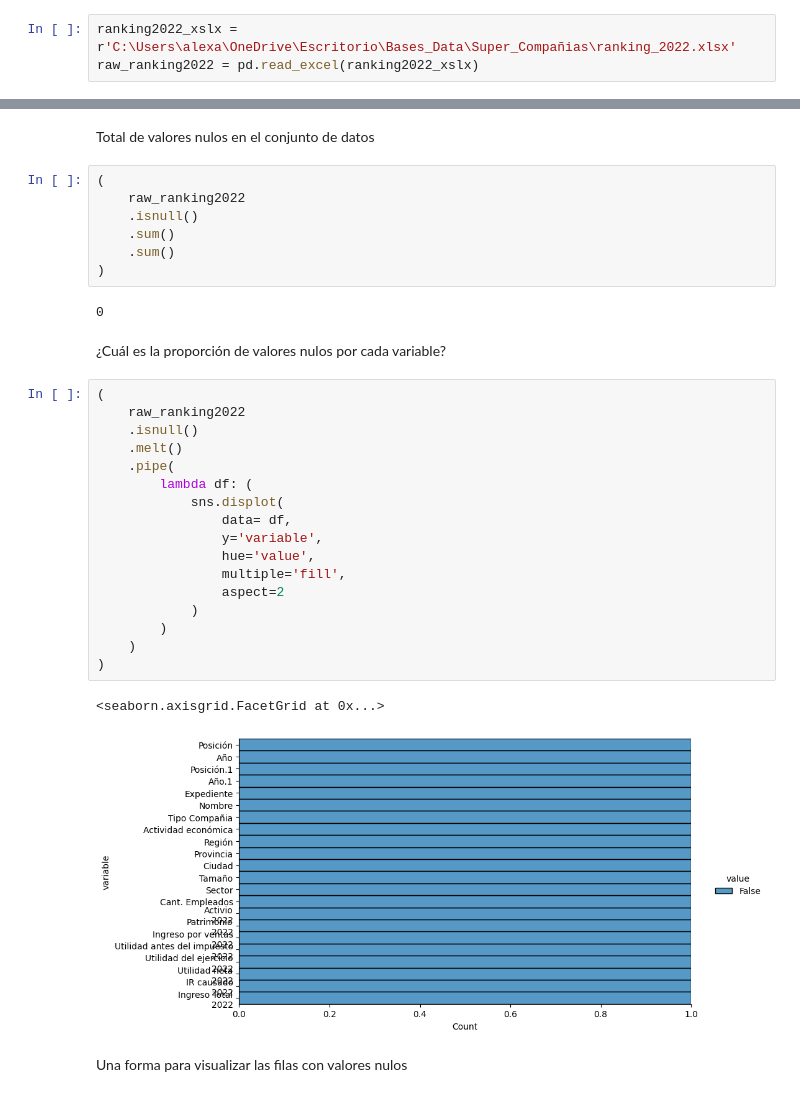
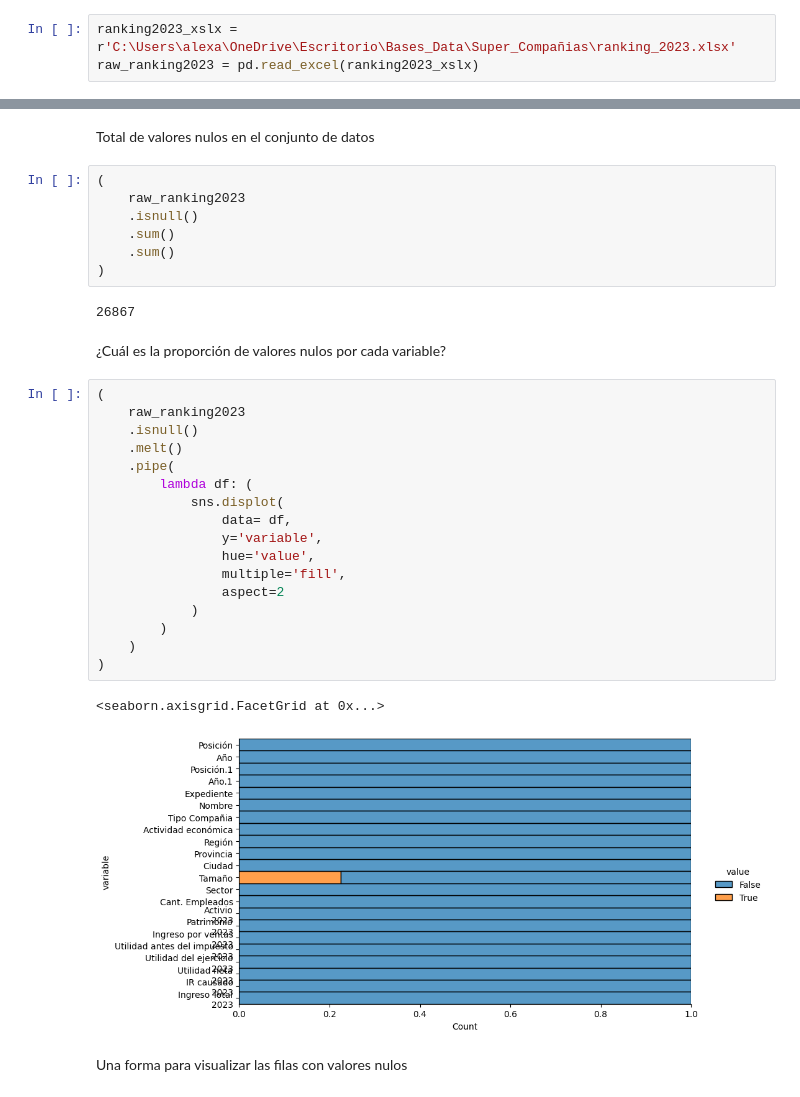
Before and after one commit to alexpin/Scraping_projec, a Jupyter notebook: notebooks/ecua_empresas.ipynb, the cells around one changed output, grey strips where cells are left out. Drawn from its saved outputs; the diff is of its cells as text.

```diff
--- a/notebooks/ecua_empresas.ipynb
+++ b/notebooks/ecua_empresas.ipynb
@@ -18,5 +19,5 @@ import seaborn as sns
 # %% [markdown]
 Cargar DataFrame
 # %%
-ranking2022_xslx = r'C:\Users\alexa\OneDrive\Escritorio\Bases_Data\Super_Compañias\ranking_2022.xlsx'
-raw_ranking2022 = pd.read_excel(ranking2022_xslx)
+ranking2023_xslx = r'C:\Users\alexa\OneDrive\Escritorio\Bases_Data\Super_Compañias\ranking_2023.xlsx'
+raw_ranking2023 = pd.read_excel(ranking2023_xslx)
@@ -147,35 +190,35 @@ dtype: int64
 Total de valores nulos en el conjunto de datos
 # %%
 (
-    raw_ranking2022
+    raw_ranking2023
     .isnull()
     .sum()
     .sum()
 )
 # %% [output]
-0
+26867
 # %% [markdown]
 ¿Cuál es la proporción de valores nulos por cada variable?
 # %%
 (
-    raw_ranking2022
+    raw_ranking2023
     .isnull()
     .melt()
     .pipe(
         lambda df: (
             sns.displot(
                 data= df,
                 y='variable',
                 hue='value',
                 multiple='fill',
                 aspect=2
             )
         )
     )
 )
 # %% [output]
 <seaborn.axisgrid.FacetGrid at 0x...>
-[figure, old version]
+[figure, new version]
 # %% [markdown]
 Una forma para visualizar las filas con valores nulos
 # %%
```
Also changed, not shown: parts of 38 cells of this notebook, 2 other files.
